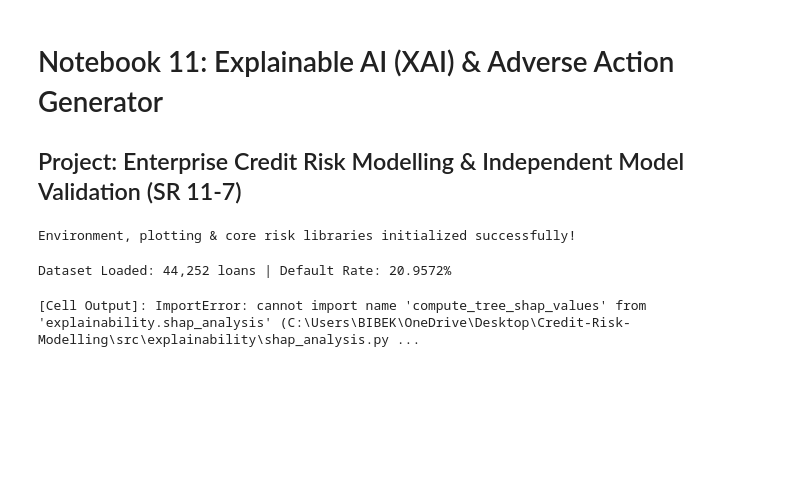
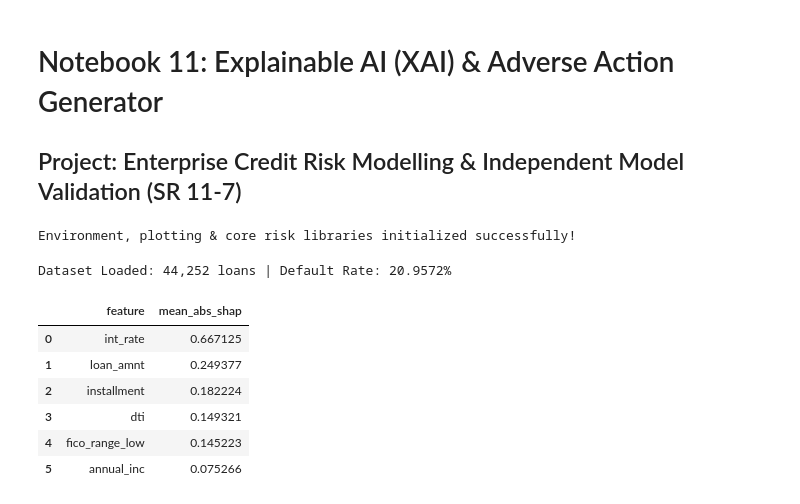
Before and after one commit to Bibek4797/enterprise-credit-risk-model-validation-platform, a Jupyter notebook: notebooks/11_Explainable_AI.ipynb, the cells around one changed output. Saved outputs shown, nothing was run; the diff lists cells and outputs as text; code cells hidden in the pictures; blank space fills up the shorter version.

```diff
--- a/notebooks/11_Explainable_AI.ipynb
+++ b/notebooks/11_Explainable_AI.ipynb
@@ -39,13 +44,19 @@ print(f"Dataset Loaded: {len(df):,} loans | Default Rate: {df['target'].mean():.
 # %% [output]
 Dataset Loaded: 44,252 loans | Default Rate: 20.9572%
 # %%
-from explainability.shap_analysis import compute_tree_shap_values
-from models.boosting_models import fit_lightgbm_model
+from explainability.shap_analysis import compute_global_shap
+from models.boosting_models import fit_lightgbm
 num_feats = ["loan_amnt", "int_rate", "installment", "annual_inc", "dti", "fico_range_low"]
-lgb_res = fit_lightgbm_model(df[num_feats], df["target"])
-shap_res = compute_tree_shap_values(lgb_res["model"], df[num_feats].iloc[:500])
-shap_res["summary_table"].head(10)
+lgb_res = fit_lightgbm(df[num_feats], df["target"])
+shap_res = compute_global_shap(lgb_res["model"], df[num_feats].iloc[:500])
+shap_res["ranking_table"].head(10)
 # %% [output]
-[Cell Output]: ImportError: cannot import name 'compute_tree_shap_values' from 'explainability.shap_analysis' (C:\Users\BIBEK\OneDrive\Desktop\Credit-Risk-Modelling\src\explainability\shap_analysis.py ...
+|  | feature | mean_abs_shap |
+| 0 | int_rate | 0.667125 |
+| 1 | loan_amnt | 0.249377 |
+| 2 | installment | 0.182224 |
+| 3 | dti | 0.149321 |
+| 4 | fico_range_low | 0.145223 |
+| 5 | annual_inc | 0.075266 |
 # %%
 plt.figure(figsize=(8, 4))
```
Also changed, not shown: parts of 3 cells of this notebook, 14 other files.
